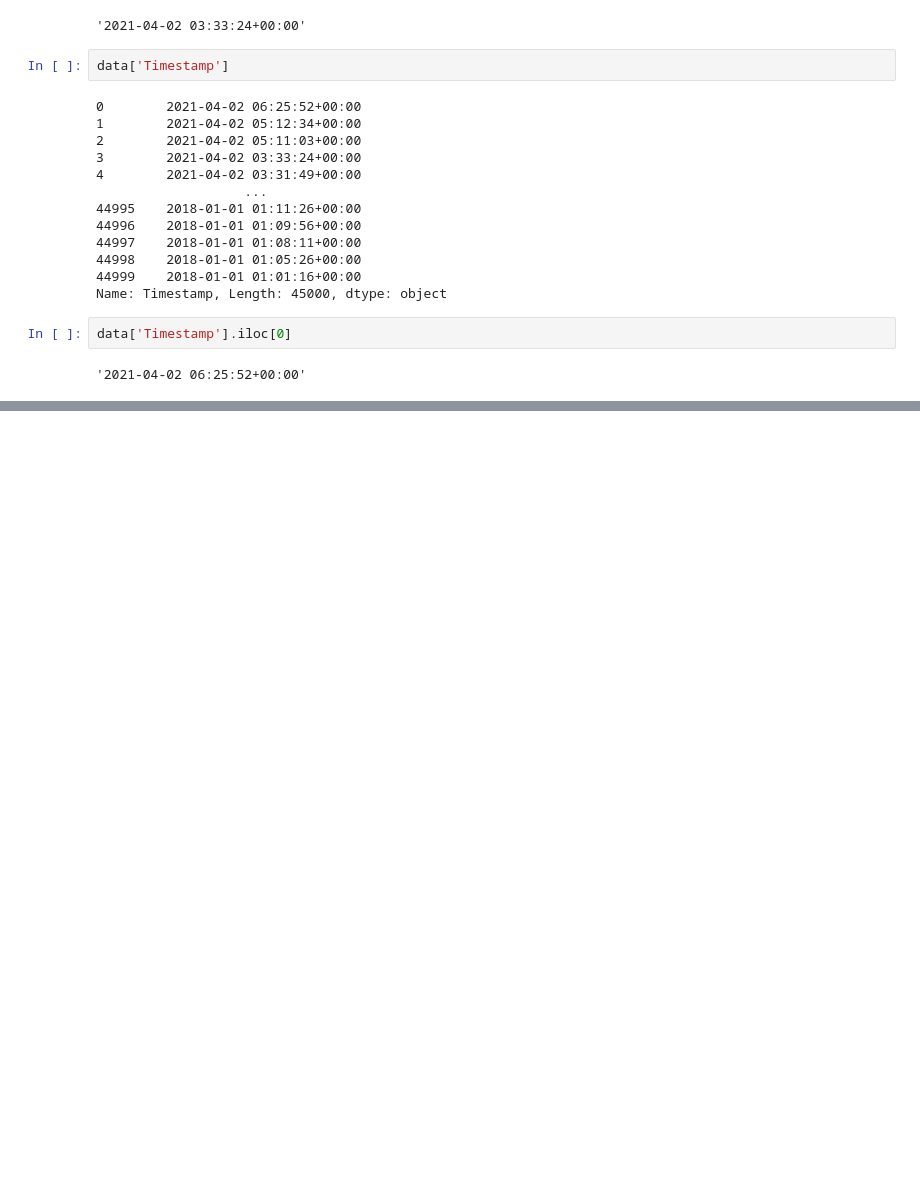
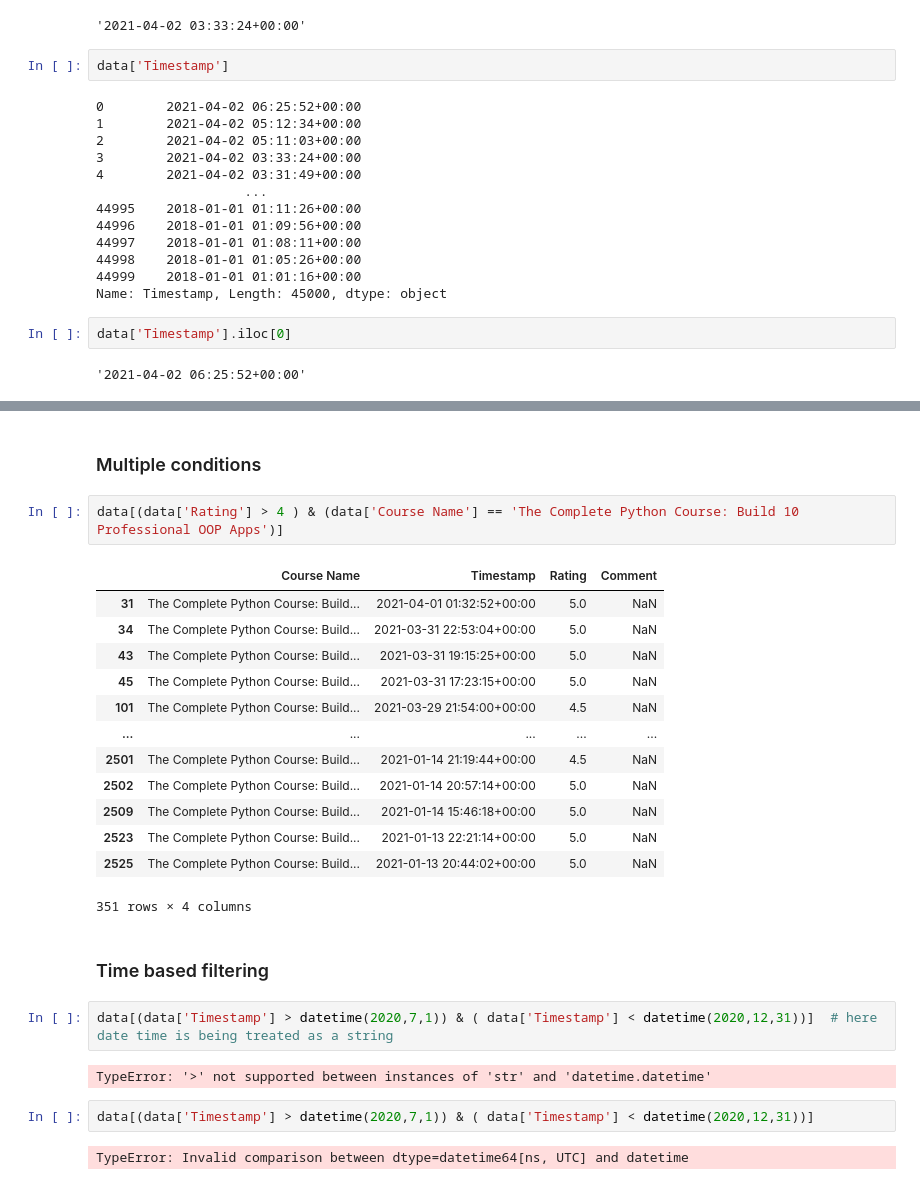
Before and after one commit to ajaymenon18/Data-Analysis-and-Visualisation-Project, a Jupyter notebook: Reviews.ipynb, the cells around one changed output, grey strips where cells are left out. Saved outputs shown, nothing was run; the diff lists cells and outputs as text; blank space fills up the shorter version.

```diff
--- a/Reviews.ipynb
+++ b/Reviews.ipynb
@@ -118,0 +199,28 @@ data['Timestamp'].iloc[0]
+# %% [markdown]
+### Multiple conditions
+# %%
+data[(data['Rating'] > 4 ) & (data['Course Name'] == 'The Complete Python Course: Build 10 Professional OOP Apps')]
+# %% [output]
+|  | Course Name | Timestamp | Rating | Comment |
+| 31 | The Complete Python Course: Build... | 2021-04-01 01:32:52+00:00 | 5.0 | NaN |
+| 34 | The Complete Python Course: Build... | 2021-03-31 22:53:04+00:00 | 5.0 | NaN |
+| 43 | The Complete Python Course: Build... | 2021-03-31 19:15:25+00:00 | 5.0 | NaN |
+| 45 | The Complete Python Course: Build... | 2021-03-31 17:23:15+00:00 | 5.0 | NaN |
+| 101 | The Complete Python Course: Build... | 2021-03-29 21:54:00+00:00 | 4.5 | NaN |
+| ... | ... | ... | ... | ... |
+| 2501 | The Complete Python Course: Build... | 2021-01-14 21:19:44+00:00 | 4.5 | NaN |
+| 2502 | The Complete Python Course: Build... | 2021-01-14 20:57:14+00:00 | 5.0 | NaN |
+| 2509 | The Complete Python Course: Build... | 2021-01-14 15:46:18+00:00 | 5.0 | NaN |
+| 2523 | The Complete Python Course: Build... | 2021-01-13 22:21:14+00:00 | 5.0 | NaN |
+| 2525 | The Complete Python Course: Build... | 2021-01-13 20:44:02+00:00 | 5.0 | NaN |
+351 rows × 4 columns
+# %% [markdown]
+### Time based filtering
+# %%
+data[(data['Timestamp'] > datetime(2020,7,1)) & ( data['Timestamp'] < datetime(2020,12,31))]  # here date time is being treated as a string
+# %% [output]
+TypeError: '>' not supported between instances of 'str' and 'datetime.datetime'
+# %%
+data[(data['Timestamp'] > datetime(2020,7,1)) & ( data['Timestamp'] < datetime(2020,12,31))]
+# %% [output]
+TypeError: Invalid comparison between dtype=datetime64[ns, UTC] and datetime
```
Also changed, not shown: parts of 21 cells of this notebook.
